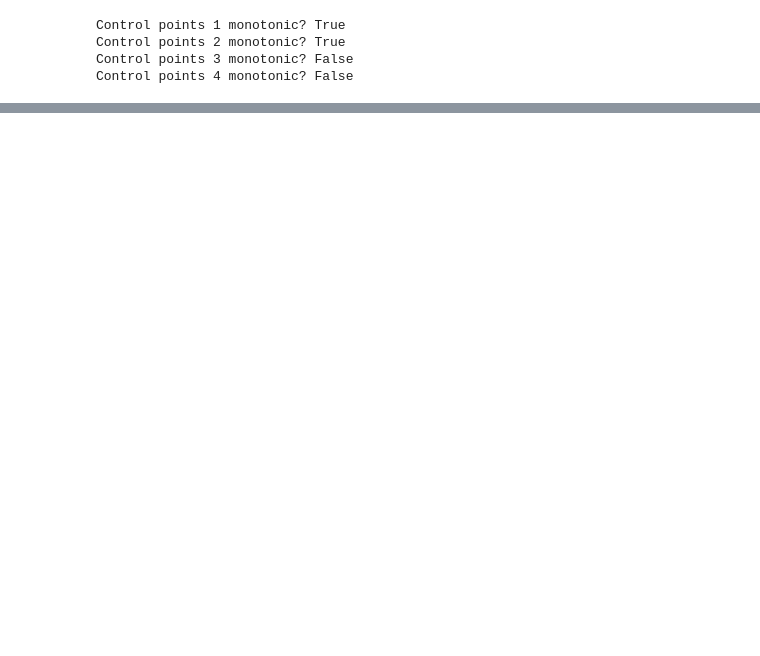
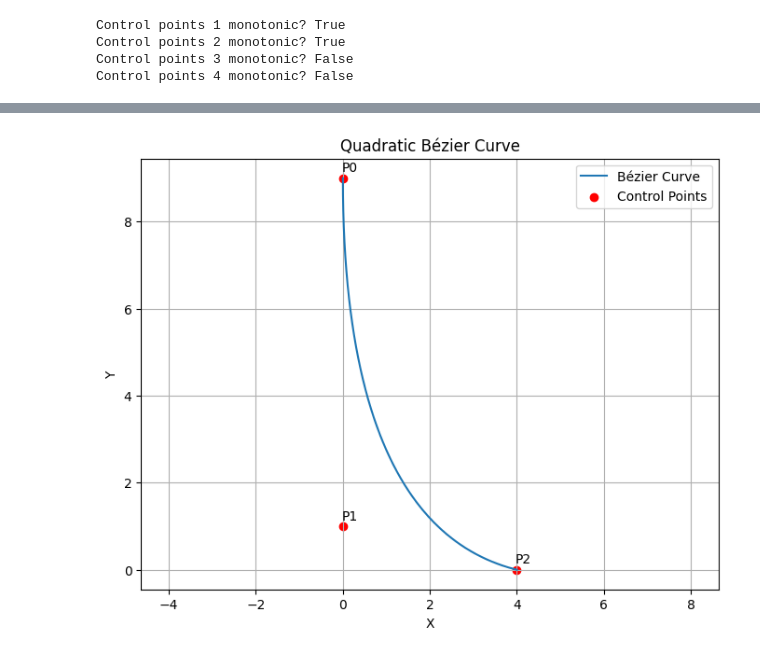
Before and after one commit to okuhlemadondo/Formulaic-Alpha-Search, a Jupyter notebook: transform-implementations.ipynb, the cells around one changed output, grey strips where cells are left out. Saved outputs shown, nothing was run; the diff lists cells and outputs as text; code cells hidden in the pictures; blank space fills up the shorter version.

```diff
--- a/transform-implementations.ipynb
+++ b/transform-implementations.ipynb
@@ -768,0 +466,96 @@ Control points 4 monotonic? False
+# %%
+import numpy as np
+import matplotlib.pyplot as plt
+from scipy.special import comb
+
+def bezier_curve_fast(control_points, num_points=100):
+    """
+    Generates a 2D Bézier curve, optimized for speed using NumPy.
+
+    Args:
+        control_points (numpy array): A NumPy array of shape (n+1, 2)
+            representing the control points of the Bézier curve.
+        num_points (int): The number of points to generate along the curve.
+
+    Returns:
+        numpy array: A NumPy array of shape (num_points, 2) containing the (x, y)
+            coordinates of the points on the Bézier curve.
+    """
+
+    control_points = np.asarray(control_points)
+    n = control_points.shape[0] - 1
+
+    # Precompute Bernstein basis polynomials for all t values
+    t = np.linspace(0, 1, num_points)[:, None]  # Create a column vector of t values
+
+    #Precompute the binomial coefficients, use this to further vectorize the binomial polynomial function
+    binomial_coefficients = np.array([comb(n, i) for i in range(n + 1)])
+
+    # Vectorized calculation of Bernstein polynomials, for the best speed
+    bernstein_polynomials = binomial_coefficients * (t ** np.arange(n + 1).reshape(1, -1)) * ((1 - t) ** np.arange(n, -1, -1).reshape(1, -1))
+
+    # Calculate curve points using vectorized operations
+    points = np.dot(bernstein_polynomials, control_points)
+
+    return points
+
+
+if __name__ == '__main__':
+    # Example Usage
+
+    # Cubic Bézier Curve
+    control_points = np.array([  # Use NumPy array directly
+        [0, 0],
+        [3, 2],
+        [1, 1],
+        [4, 0]
+    ])
+
+    curve_points = bezier_curve_fast(control_points, num_points=200)
+
+    # Plotting
+    plt.figure(figsize=(8, 6))
+    plt.plot(curve_points[:, 0], curve_points[:, 1], label='Bézier Curve')
+    plt.scatter(control_points[:, 0], control_points[:, 1],
+                color='red', marker='o', label='Control Points')
+
+    # Add labels to control points
+    for i, point in enumerate(control_points):
+        plt.annotate(f'P{i}', point, textcoords="offset points", xytext=(5,5), ha='center')
+
+    plt.title('Cubic Bézier Curve')
+    plt.xlabel('X')
+    plt.ylabel('Y')
+    plt.legend()
+    plt.grid(True)
+    plt.axis('equal')  # Ensure x and y axes have the same scale
+    plt.show()
+
+    #Quadratic bezier curve
+
+    control_points_quadratic = np.array([
+        [0, 9],
+        [0, 1],
+        [4, 0]
+    ])
+
+    curve_points_quadratic = bezier_curve_fast(control_points_quadratic, num_points=1000)
+
+    # Plotting
+    plt.figure(figsize=(8, 6))
+    plt.plot(curve_points_quadratic[:, 0], curve_points_quadratic[:, 1], label='Bézier Curve')
+    plt.scatter(control_points_quadratic[:, 0], control_points_quadratic[:, 1],
+                color='red', marker='o', label='Control Points')
+
+    # Add labels to control points
+    for i, point in enumerate(control_points_quadratic):
+        plt.annotate(f'P{i}', point, textcoords="offset points", xytext=(5,5), ha='center')
+
+    plt.title('Quadratic Bézier Curve')
+    plt.xlabel('X')
+    plt.ylabel('Y')
+    plt.legend()
+    plt.grid(True)
+    plt.axis('equal')  # Ensure x and y axes have the same scale
+    plt.show()
+# %% [output]
@@ -768,0 +563 @@ Control points 4 monotonic? False
+[figure, added]
```
Also changed, not shown: parts of 13 cells of this notebook.
